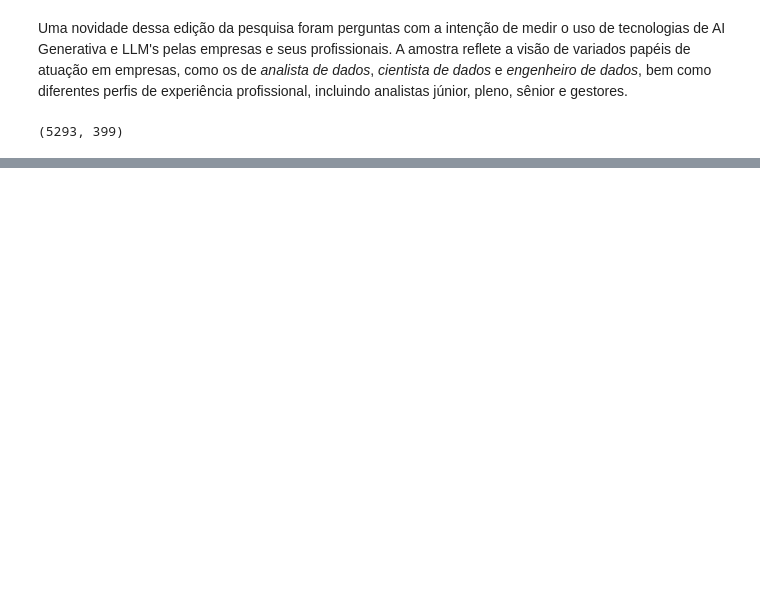
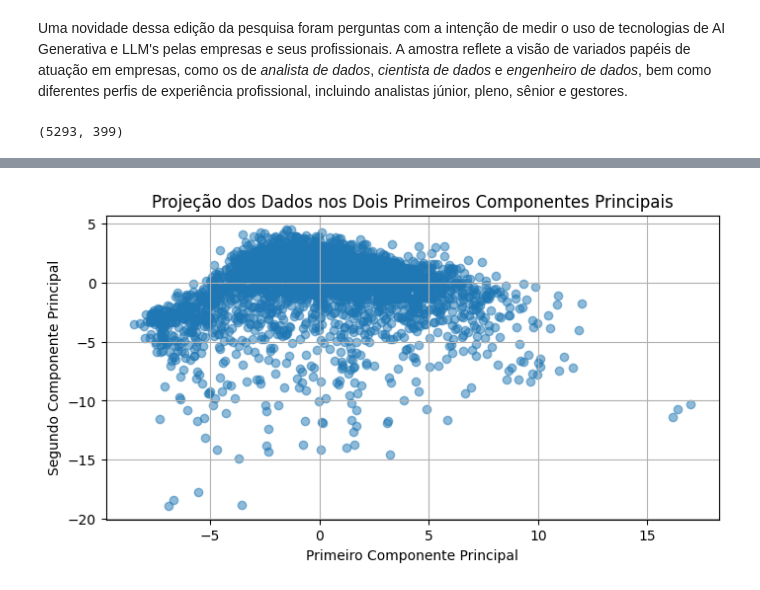
Before and after one commit to Otto-Samuel/state-of-data-brasil-2023, a Jupyter notebook: carregando.ipynb, the cells around one changed output, grey strips where cells are left out. Cells and saved outputs as stored; diff of their text form; code cells hidden in the pictures; blank space fills up the shorter version.

```diff
--- a/carregando.ipynb
+++ b/carregando.ipynb
@@ -28,0 +103,3 @@ data.columns = [limpar_coluna(col) for col in data.columns]
+# %%
+# Removendo colunas com muitos valores nulos
+data_numeric = data_numeric.dropna(axis=1, thresh=0.7*len(data_numeric))
@@ -28,0 +140,12 @@ data.columns = [limpar_coluna(col) for col in data.columns]
+# %%
+plt.figure(figsize=(8, 4))
+plt.scatter(pca_result[:, 0], pca_result[:, 1], alpha=0.5)
+plt.xlabel('Primeiro Componente Principal')
+plt.ylabel('Segundo Componente Principal')
+plt.title('Projeção dos Dados nos Dois Primeiros Componentes Principais')
+plt.grid(True)
+plt.savefig('pca_projecao.png')
+plt.show()
+plt.close()
+# %% [output]
+[figure, added]
```
Also changed, not shown: parts of 22 cells of this notebook, 4 other files.
